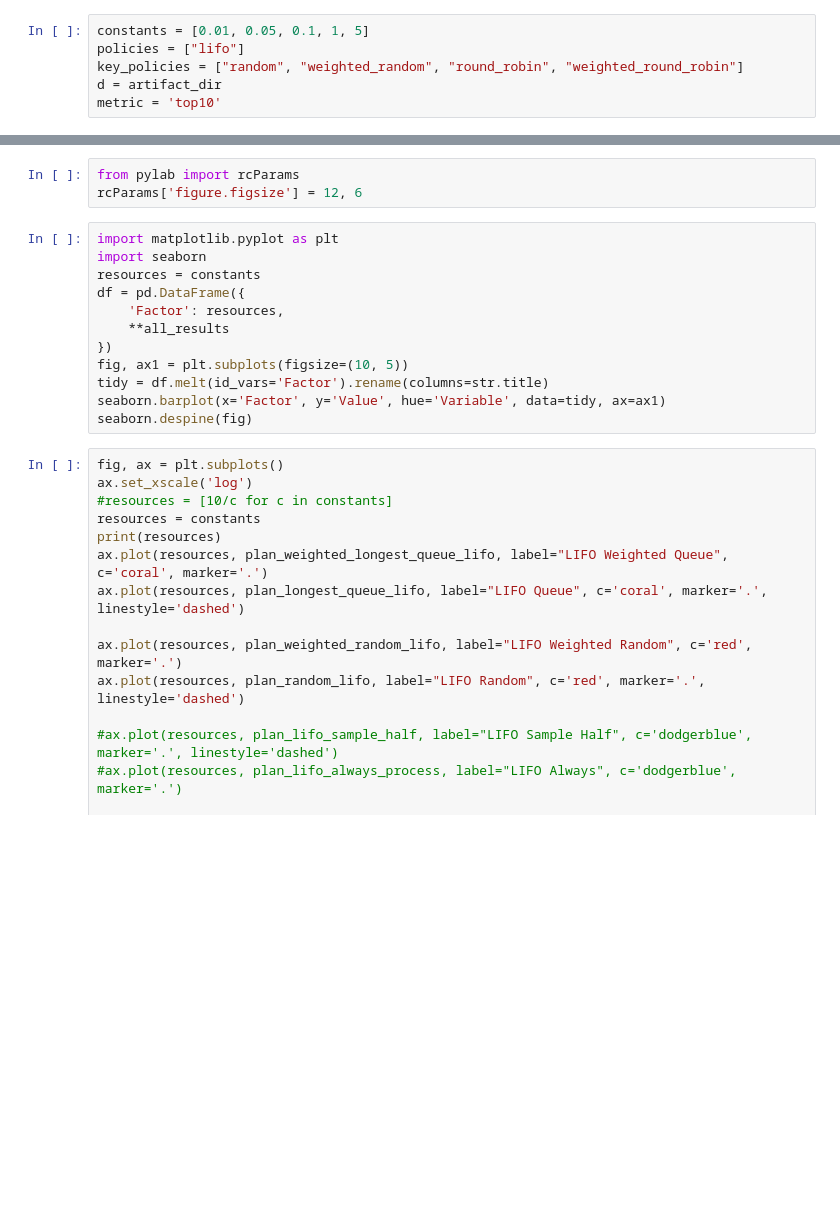
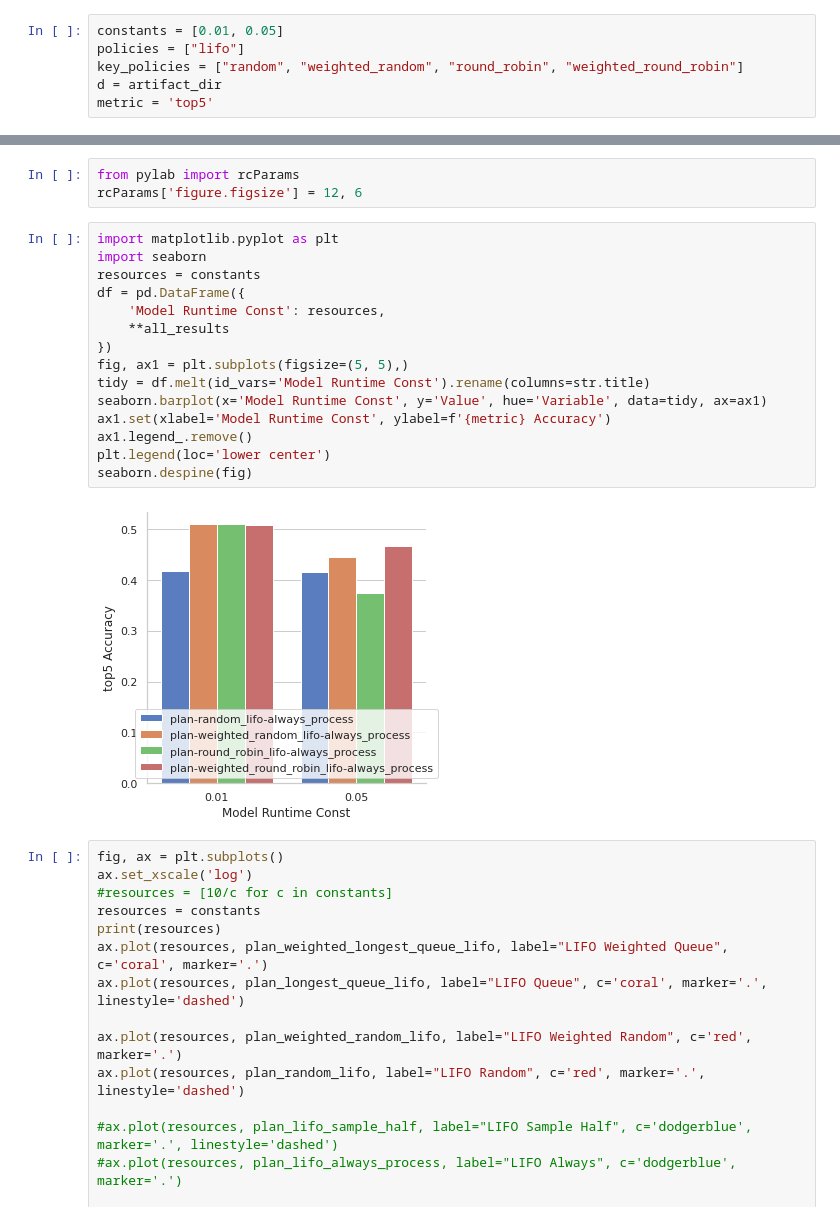
Before and after one commit to feature-store/experiments, a Jupyter notebook: wikipedia/notebooks/Wikipedia Plots.ipynb, the cells around one changed output, grey strips where cells are left out. Cells and saved outputs as stored; diff of their text form; blank space fills up the shorter version.

```diff
--- a/wikipedia/notebooks/Wikipedia Plots.ipynb
+++ b/wikipedia/notebooks/Wikipedia Plots.ipynb
@@ -31,11 +67,11 @@ artifact_dir
 # %%
 artifact_dir = "/home/eecs/wooders/DPR"
 # %%
-constants = [0.01, 0.05, 0.1, 1, 5]
+constants = [0.01, 0.05]
 policies = ["lifo"]
 key_policies = ["random", "weighted_random", "round_robin", "weighted_round_robin"]
 d = artifact_dir
-metric = 'top10'
+metric = 'top5'
 # %%
 all_results = {}
 for policy in policies:
@@ -105,15 +157,20 @@ rcParams['figure.figsize'] = 12, 6
 # %%
 import matplotlib.pyplot as plt
 import seaborn
 resources = constants
 df = pd.DataFrame({
-    'Factor': resources,
+    'Model Runtime Const': resources,
     **all_results
 })
-fig, ax1 = plt.subplots(figsize=(10, 5))
-tidy = df.melt(id_vars='Factor').rename(columns=str.title)
-seaborn.barplot(x='Factor', y='Value', hue='Variable', data=tidy, ax=ax1)
+fig, ax1 = plt.subplots(figsize=(5, 5),)
+tidy = df.melt(id_vars='Model Runtime Const').rename(columns=str.title)
+seaborn.barplot(x='Model Runtime Const', y='Value', hue='Variable', data=tidy, ax=ax1)
+ax1.set(xlabel='Model Runtime Const', ylabel=f'{metric} Accuracy')
+ax1.legend_.remove()
+plt.legend(loc='lower center')
 seaborn.despine(fig)
+# %% [output]
+[figure, added]
 # %%
 fig, ax = plt.subplots()
 ax.set_xscale('log')
```
Also changed, not shown: parts of 10 cells of this notebook, 3 other files.
